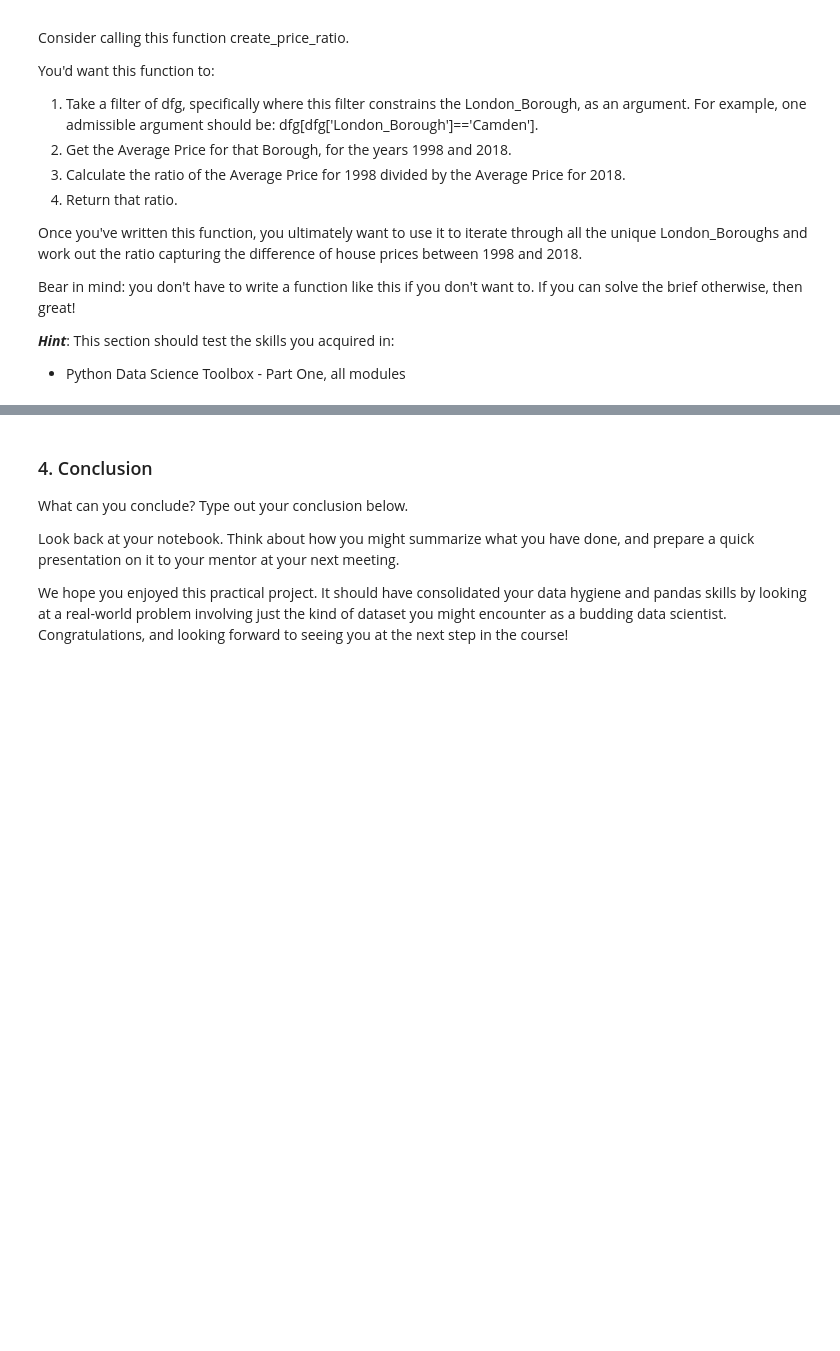
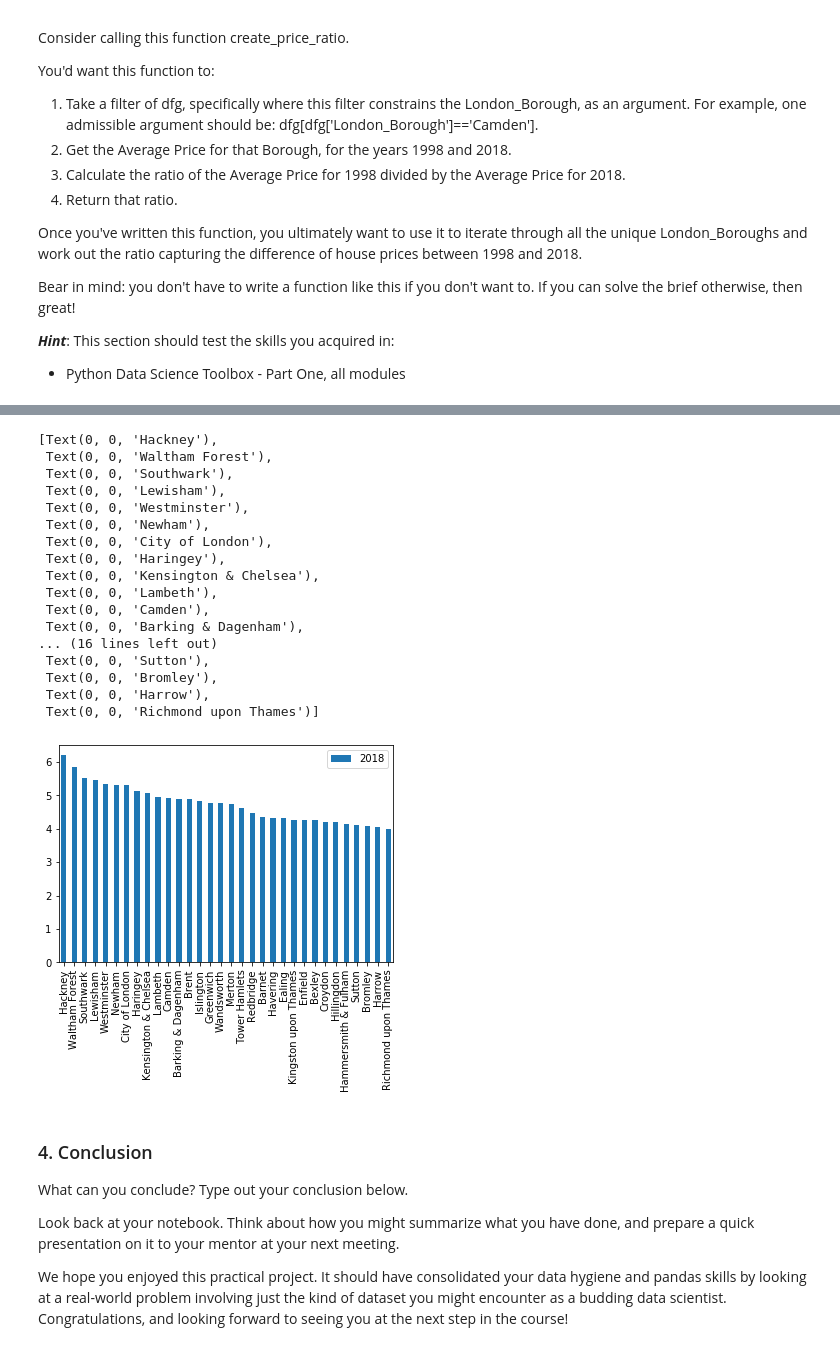
Before and after one commit to natalie-imbruglia/LondonHousing, a Jupyter notebook: Unit 4 Challenge - Tier 3.ipynb, the cells around one changed output, grey strips where cells are left out. Drawn from its saved outputs; the diff is of its cells as text; code cells hidden in the pictures; blank space fills up the shorter version.

```diff
--- a/Unit 4 Challenge - Tier 3.ipynb
+++ b/Unit 4 Challenge - Tier 3.ipynb
@@ -381,0 +590,2 @@ KeyError: 'London_Borough'
+# %%
+df_ratios= pd.DataFrame(final)
@@ -381,0 +598,4 @@ KeyError: 'London_Borough'
+# %%
+df_ratios_T = df_ratios.T
+df_ratios = df_ratios_T.reset_index()
+df_ratios.head()
@@ -381,0 +609,3 @@ KeyError: 'London_Borough'
+# %%
+df_ratios.rename(columns={'index':'Borough', 0:'2018'}, inplace=True)
+df_ratios.head()
@@ -381,0 +619,3 @@ KeyError: 'London_Borough'
+# %%
+top32 = df_ratios.sort_values(by='2018',ascending=False).head(32)
+print(top32)
@@ -382,3 +640,26 @@ KeyError: 'London_Borough'
+# %%
+ax = top32[['Borough','2018']].plot(kind='bar')
+
+ax.set_xticklabels(top32.Borough)
+# %% [output]
+[Text(0, 0, 'Hackney'),
+ Text(0, 0, 'Waltham Forest'),
+ Text(0, 0, 'Southwark'),
+ Text(0, 0, 'Lewisham'),
+ Text(0, 0, 'Westminster'),
+ Text(0, 0, 'Newham'),
+ Text(0, 0, 'City of London'),
+ Text(0, 0, 'Haringey'),
+ Text(0, 0, 'Kensington & Chelsea'),
+ Text(0, 0, 'Lambeth'),
+ Text(0, 0, 'Camden'),
+ Text(0, 0, 'Barking & Dagenham'),
+... (16 lines left out)
+ Text(0, 0, 'Sutton'),
+ Text(0, 0, 'Bromley'),
+ Text(0, 0, 'Harrow'),
+ Text(0, 0, 'Richmond upon Thames')]
+[figure, added]
 # %% [markdown]
 ### 4. Conclusion
 What can you conclude? Type out your conclusion below.
```
Also changed, not shown: parts of 53 cells of this notebook.
